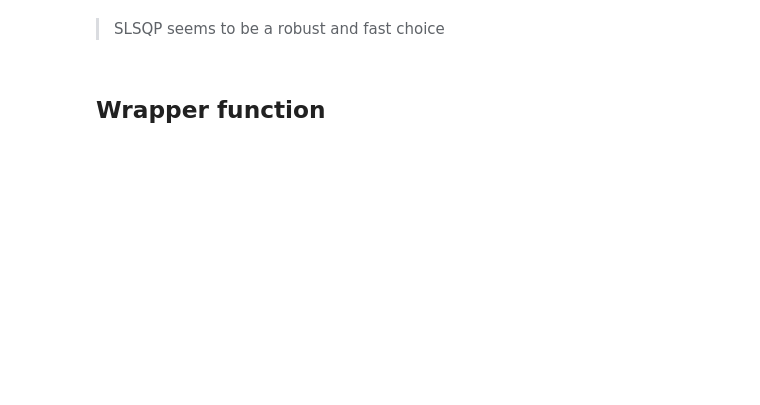
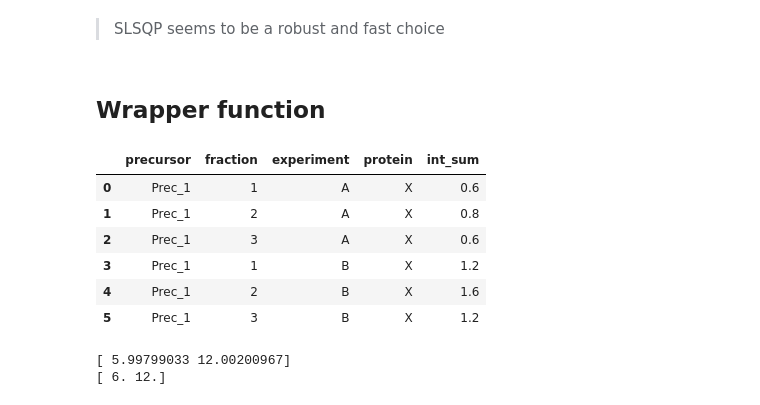
Before and after one commit to MannLabs/alphapept, a Jupyter notebook: nbs/08_quantification.ipynb, the cells around one changed output. Cells and saved outputs as stored; diff of their text form; code cells hidden in the pictures; blank space fills up the shorter version.

```diff
--- a/nbs/08_quantification.ipynb
+++ b/nbs/08_quantification.ipynb
@@ -445,6 +497,7 @@ result_df.groupby('Method').mean()
 #export
 from numba.typed import List
 from itertools import combinations
+import logging
 
 def get_protein_table(df, field = 'int_sum', callback = None):
     unique_proteins = df['protein'].unique()
@@ -482,9 +535,9 @@ def get_protein_table(df, field = 'int_sum', callback = None):
         if not success or np.sum(~np.isnan(ratios)) == 0: # or np.sum(solution) == len(pre_lfq):
             profile = pre_lfq
         else:
-            total_int = subset[field_].sum()
-            total_int_ = np.sum(solution)
-            profile = total_int/total_int_*solution
+            total_int = subset[field_].sum() * solution
+            profile = total_int * subset[field_].sum().sum() / np.sum(total_int) #Normalize inensity again
+
 
         protein_table.loc[protein, [_+'_LFQ' for _ in experiment_ids]] = profile
         protein_table.loc[protein, experiment_ids] = pre_lfq
@@ -523,9 +576,8 @@ def protein_profile(df, experiments, field_, protein):
     if not success or np.sum(~np.isnan(ratios)) == 0: # or np.sum(solution) == len(pre_lfq):
         profile = pre_lfq
     else:
-        total_int = subset[field_].sum()
-        total_int_ = np.sum(solution)
-        profile = total_int/total_int_*solution
+        total_int = subset[field_].sum() * solution
+        profile = total_int * subset[field_].sum().sum() / np.sum(total_int) #Normalize inensity again
 
     return profile, pre_lfq, experiment_ids, protein
 
@@ -582,6 +634,35 @@ def protein_profile_parallel(settings, df, callback=None):
             callback(1)
 
     return protein_table
+# %%
+sample_data = {}
+
+sample_data['precursor'] = ['Prec_1'] * 6 + ['Prec_2'] * 6 + ['Prec_3'] * 6
+sample_data['fraction'] = [1,2,3]*6
+sample_data['experiment'] = ['A','A','A', 'B','B','B'] * 3
+sample_data['protein'] = ['X'] * 18
+sample_data['int_sum'] = [0.6, 0.8, 0.6, 1.2, 1.6, 1.2] * 3
+
+test_df = pd.DataFrame(sample_data)
+
+display(test_df.head(6))
+
+protein_profile(test_df, ['A','B'], 'int_sum', 'X')
+
+profile, pre_lfq, experiment_ids, protein = protein_profile(test_df, ['A','B'], 'int_sum', 'X')
+
+print(profile)
+print(pre_lfq)
+# %% [output]
+|  | precursor | fraction | experiment | protein | int_sum |
+| 0 | Prec_1 | 1 | A | X | 0.6 |
+| 1 | Prec_1 | 2 | A | X | 0.8 |
+| 2 | Prec_1 | 3 | A | X | 0.6 |
+| 3 | Prec_1 | 1 | B | X | 1.2 |
+| 4 | Prec_1 | 2 | B | X | 1.6 |
+| 5 | Prec_1 | 3 | B | X | 1.2 |
+[ 5.99799033 12.00200967]
+[ 6. 12.]
 # %%
 #hide
 from nbdev.export import *
```
Also changed, not shown: parts of 12 cells of this notebook, 28 other files.
